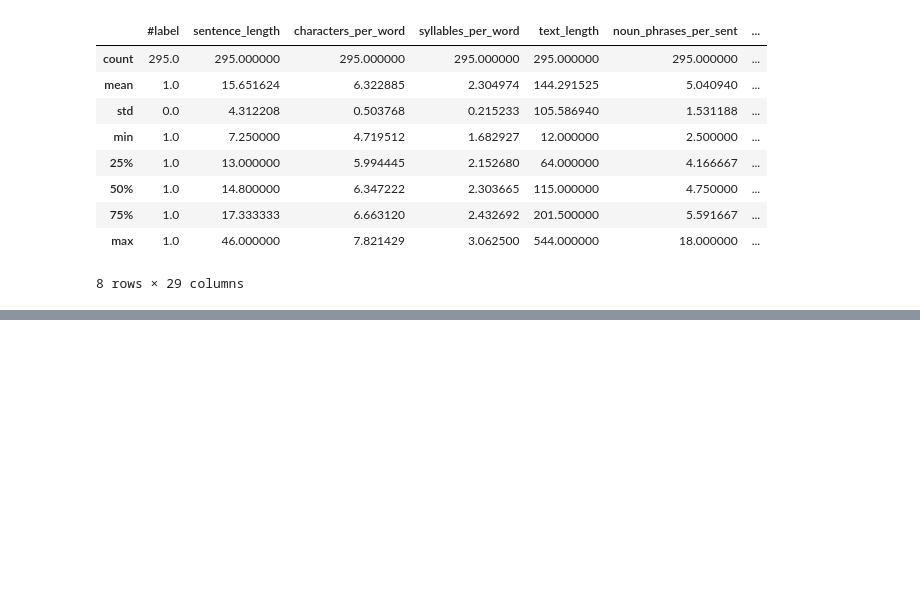
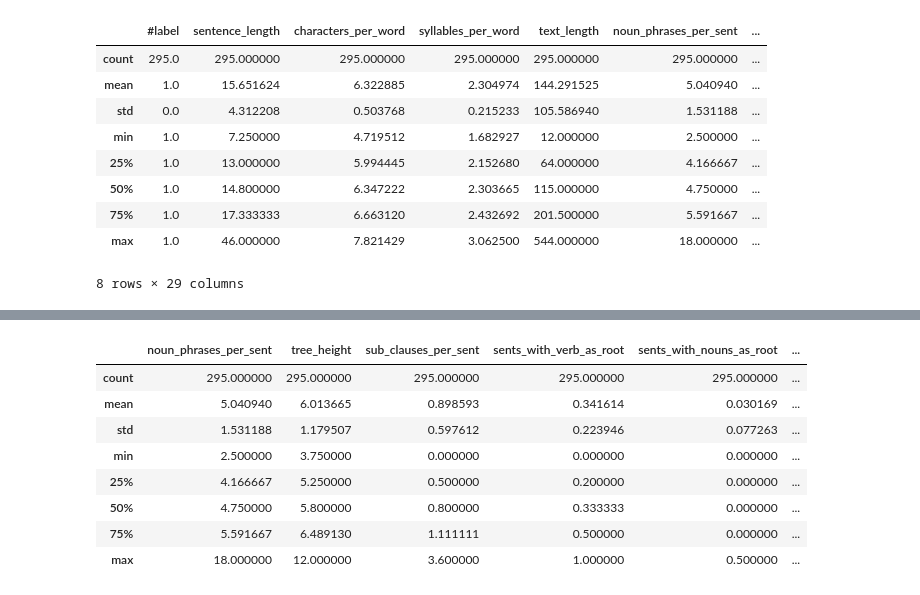
Before and after one commit to DanielAweis/TextComplexityFeatures, a Jupyter notebook: data_analysis/data_analysis_summaries.ipynb, the cells around one changed output, grey strips where cells are left out. Saved outputs shown, nothing was run; the diff lists cells and outputs as text; code cells hidden in the pictures; blank space fills up the shorter version.

```diff
--- a/data_analysis/data_analysis_summaries.ipynb
+++ b/data_analysis/data_analysis_summaries.ipynb
@@ -94,0 +183,12 @@ wiki_data.describe()
+# %%
+wiki_data[["noun_phrases_per_sent", "tree_height", "sub_clauses_per_sent", "sents_with_verb_as_root", "sents_with_nouns_as_root", "sentence_length"]].describe()
+# %% [output]
+|  | noun_phrases_per_sent | tree_height | sub_clauses_per_sent | sents_with_verb_as_root | sents_with_nouns_as_root | ... |
+| count | 295.000000 | 295.000000 | 295.000000 | 295.000000 | 295.000000 | ... |
+| mean | 5.040940 | 6.013665 | 0.898593 | 0.341614 | 0.030169 | ... |
+| std | 1.531188 | 1.179507 | 0.597612 | 0.223946 | 0.077263 | ... |
+| min | 2.500000 | 3.750000 | 0.000000 | 0.000000 | 0.000000 | ... |
+| 25% | 4.166667 | 5.250000 | 0.500000 | 0.200000 | 0.000000 | ... |
+| 50% | 4.750000 | 5.800000 | 0.800000 | 0.333333 | 0.000000 | ... |
+| 75% | 5.591667 | 6.489130 | 1.111111 | 0.500000 | 0.000000 | ... |
+| max | 18.000000 | 12.000000 | 3.600000 | 1.000000 | 0.500000 | ... |
```
Also changed, not shown: parts of 10 cells of this notebook.
